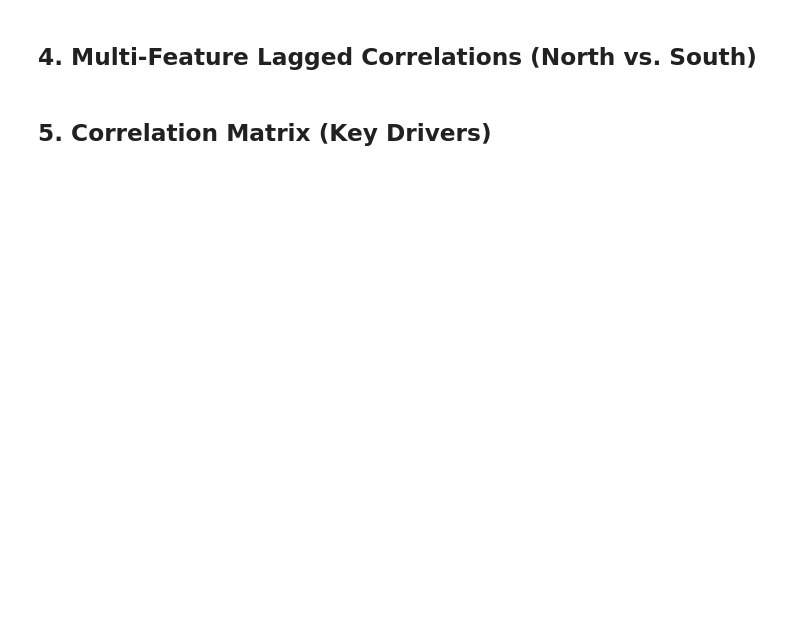
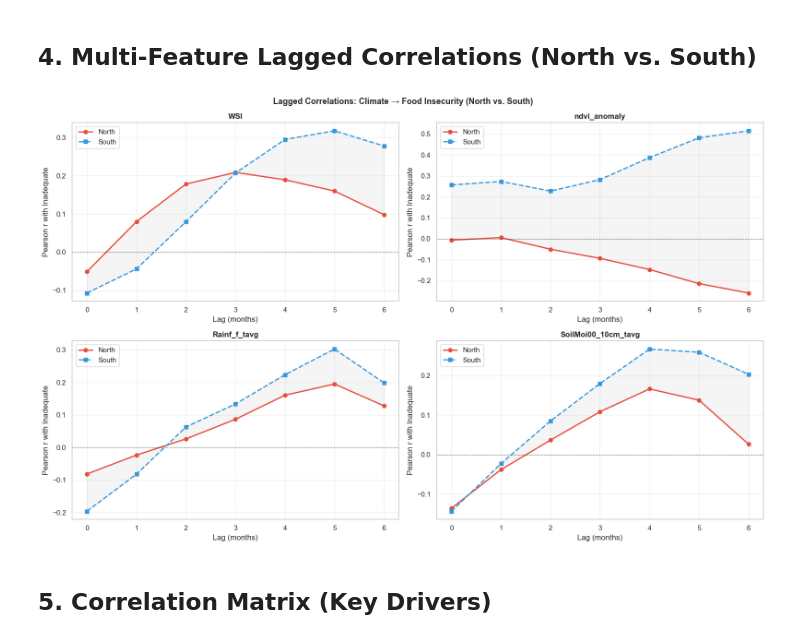
Before and after one commit to tnourlyn/Projet-de-Statapp---WFP-, a Jupyter notebook: notebooks/03_exp_analysis.ipynb, the cells around one changed output. Drawn from its saved outputs; the diff is of its cells as text; code cells hidden in the pictures; blank space fills up the shorter version.

```diff
--- a/notebooks/03_exp_analysis.ipynb
+++ b/notebooks/03_exp_analysis.ipynb
@@ -156,45 +150,53 @@ print(f"→ Max IQR (most volatile): {lhz_stats['IQR'].max():.3f}")
 ## 4. Multi-Feature Lagged Correlations (North vs. South)
 # %%
 # ── Cross-correlation by region at lags 0–6 ──────────────────────────────
+# Pour les variables sans colonnes _Lag_ pré-calculées, on les génère à la volée
 features_to_test = ['WSI', 'ndvi_anomaly', 'Rainf_f_tavg', 'SoilMoi00_10cm_tavg']
 max_lag = 6
+
+# Calcul des lags à la volée pour chaque variable
+df_lagged = df.copy()
+for var in features_to_test:
+    for lag in range(1, max_lag + 1):
+        col = f'{var}_Lag_{lag}'
+        if col not in df_lagged.columns:
+            df_lagged[col] = df_lagged.groupby('NAME_1')[var].shift(lag)
 
 fig, axes = plt.subplots(2, 2, figsize=(16, 10))
 axes = axes.flatten()
 
 for i, feature in enumerate(features_to_test):
     lags = range(max_lag + 1)
     corrs_n, corrs_s = [], []
 
     for lag in lags:
         col = feature if lag == 0 else f'{feature}_Lag_{lag}'
-        if col in df.columns:
-            r_n = (df[df['geopolitical_region'] == 'North'][['inadequate', col]]
-                   .dropna().corr().iloc[0, 1])
-            r_s = (df[df['geopolitical_region'] == 'South'][['inadequate', col]]
-                   .dropna().corr().iloc[0, 1])
-        else:
-            r_n, r_s = np.nan, np.nan
+        r_n = (df_lagged[df_lagged['geopolitical_region'] == 'North'][['inadequate', col]]
+               .dropna().corr().iloc[0, 1])
+        r_s = (df_lagged[df_lagged['geopolitical_region'] == 'South'][['inadequate', col]]
+               .dropna().corr().iloc[0, 1])
         corrs_n.append(r_n)
         corrs_s.append(r_s)
 
     axes[i].plot(lags, corrs_n, 'o-', color='#e74c3c', linewidth=2,
                  label='North', markersize=6)
     axes[i].plot(lags, corrs_s, 's--', color='#3498db', linewidth=2,
                  label='South', markersize=6)
     axes[i].axhline(0, color='black', lw=0.8, linestyle=':')
     axes[i].fill_between(lags, corrs_n, corrs_s, alpha=0.08, color='grey')
     axes[i].set_title(f'{feature}', fontsize=12, fontweight='bold')
     axes[i].set_xlabel('Lag (months)')
     axes[i].set_ylabel('Pearson r with Inadequate')
     axes[i].legend()
     axes[i].grid(alpha=0.3)
     axes[i].set_xticks(range(max_lag + 1))
 
 plt.suptitle("Lagged Correlations: Climate → Food Insecurity (North vs. South)",
              fontsize=13, fontweight='bold')
 plt.tight_layout()
 plt.show()
+# %% [output]
+[figure, added]
 # %% [markdown]
 ## 5. Correlation Matrix (Key Drivers)
 # %%
```
Also changed, not shown: parts of 14 cells of this notebook.
